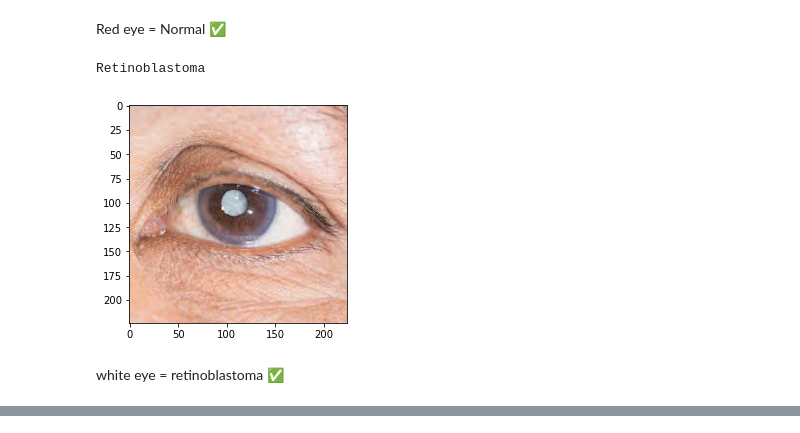
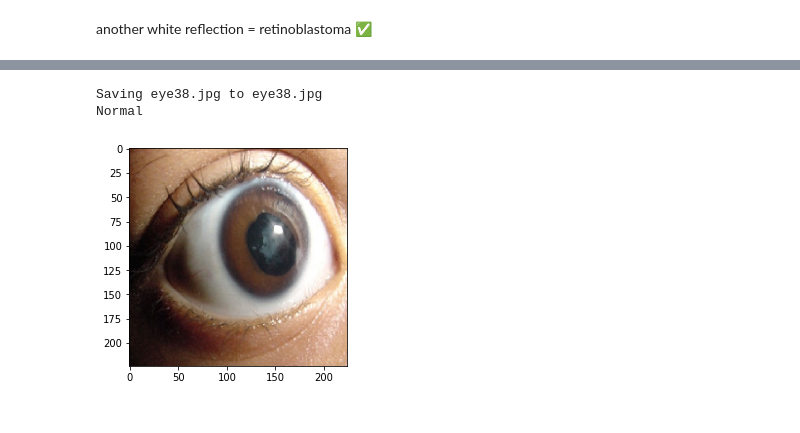
Before and after one commit to hugomuhammad/MachineLearning-ClearVis, a Jupyter notebook: Retinoblastoma_Detection.ipynb, the cells around one changed output, grey strips where cells are left out. Cells and saved outputs as stored; diff of their text form; code cells hidden in the pictures.

```diff
--- a/Retinoblastoma_Detection.ipynb
+++ b/Retinoblastoma_Detection.ipynb
@@ -285,31 +354,5 @@ Normal
-# %% [markdown]
-Red eye = Normal ✅
-# %%
-classification_type = 'multiclass'
-
-img = image.load_img('/Users/muhammadhugo/Documents/Bangkit/Model/dataset/dummy/validation/retinoblastoma/images - 2021-05-10T202700.503.jpg', target_size=(224,224))
-imgplot = plt.imshow(img)
-x = image.img_to_array(img)
-x = np.expand_dims(x, axis=0)
-
-images = np.vstack([x])
-classes = model.predict(images, batch_size=10)
-
-    #buat ngecek multiclass
-if classification_type == 'multiclass':
-    if round(float(classes[0][0])) == 1:
-        print('Normal')
-    elif round(float(classes[0][1])) == 1:
-        print('Retinoblastoma')
-
-    #buat ngecek binary class
-elif classification_type == 'binary':
-    if round(float(classes[0])) == 1:
-        print('Normal')
-    elif round(float(classes[0])) == 0:
-        print('Retinoblastoma')
-# %% [output]
-Retinoblastoma
-[figure, removed]
-# %% [markdown]
-white eye = retinoblastoma ✅
+# %% [markdown]
+another white reflection = retinoblastoma ✅
+# %%
+predict_images(model, 'binary')
+# %% [output]
@@ -315,0 +360,3 @@ white eye = retinoblastoma ✅
+Saving eye38.jpg to eye38.jpg
+Normal
+[figure, added]
```
Also changed, not shown: parts of 44 cells of this notebook.
